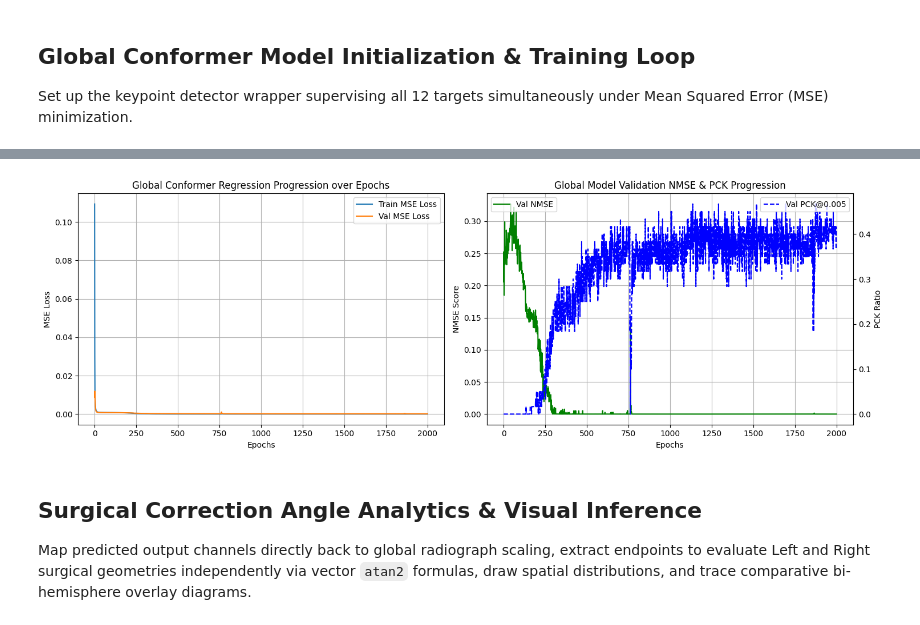
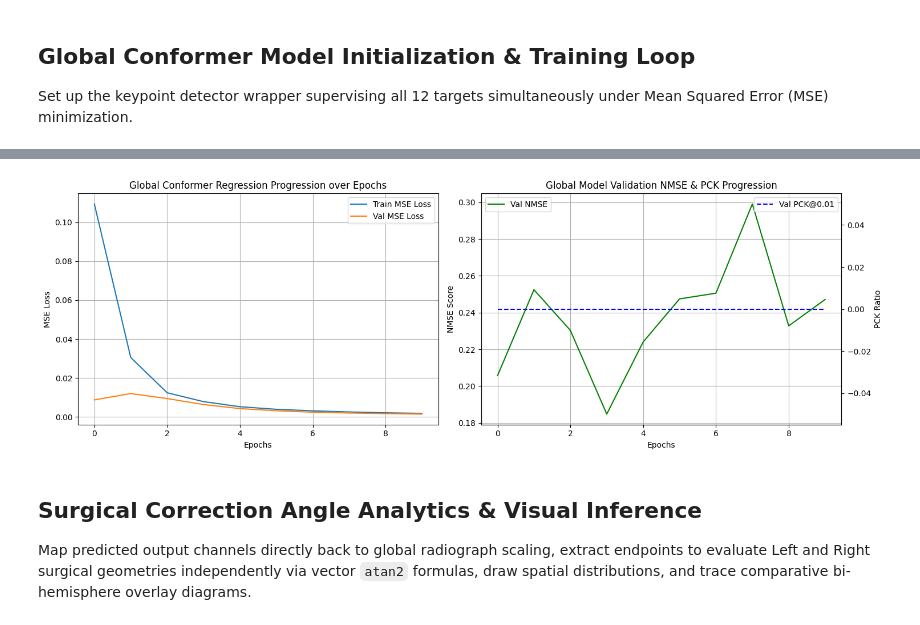
Before and after one commit to nearlyphd/conformer-hto, a Jupyter notebook: notebooks/hto_correction_angles_global.ipynb, the cells around one changed output, grey strips where cells are left out. Cells and saved outputs as stored; diff of their text form; code cells hidden in the pictures.

```diff
--- a/notebooks/hto_correction_angles_global.ipynb
+++ b/notebooks/hto_correction_angles_global.ipynb
@@ -22,7 +22,7 @@ import torch.nn as nn
 
 # Ensure CKD repository layer is accessible
 sys.path.append(os.path.abspath("CKD"))
-from models import Conformer_tiny_patch16_keypoint
+from models import Conformer_tiny_patch16_keypoint, Conformer_small_patch16_keypoint, Conformer_small_patch32_keypoint, Conformer_base_patch16_keypoint
 from utils import extract_coordinates
 
 # Paths
@@ -36,7 +36,7 @@ SEED = 42
 TARGET_SIZE = 512
 HEATMAP_SCALE = 0.25
 SIGMA = 2.0
-KP_EPOCHS = 2_000
+KP_EPOCHS = 10
 BATCH_SIZE = 4
 LEARNING_RATE = 1e-4
 
@@ -50,8 +50,10 @@ GLOBAL_KEYPOINT_NAMES = [
 ]
 
 LANDMARK_COLORS = {
-    "femur_head_l": "darkgreen", "knee_inner_l": "orange", "ost_point_l": "red", "knee_outer_l": "blue", "ankle_inner_l": "purple", "ankle_outer_l": "cyan",
-    "femur_head_r": "lightgreen", "knee_inner_r": "gold", "ost_point_r": "crimson", "knee_outer_r": "dodgerblue", "ankle_inner_r": "mediumorchid", "ankle_outer_r": "turquoise"
+    "femur_head_l": "darkgreen", "knee_inner_l": "darkblue", "ost_point_l": "darkred", "knee_outer_l": "darkviolet", "ankle_inner_l": "darkorange", "ankle_outer_l": "teal",
+    "fujisawa_l": "gold", "ankle_c_l": "navy", "target_at_ankle_l": "magenta",
+    "femur_head_r": "lightgreen", "knee_inner_r": "lightblue", "ost_point_r": "lightcoral", "knee_outer_r": "plum", "ankle_inner_r": "sandybrown", "ankle_outer_r": "paleturquoise",
+    "fujisawa_r": "khaki", "ankle_c_r": "slategray", "target_at_ankle_r": "violet"
 }
 
 def set_seed(seed=42):
@@ -287,12 +289,12 @@ def train_global_routine(model, t_loader, v_loader, opt, crit, epochs, dev):
         gts_cat = torch.cat(epoch_gts, dim=0)
 
         nmse_val = calculate_nmse(preds_cat, gts_cat, normalize_by=TARGET_SIZE)
-        pck_val = calculate_pck(preds_cat, gts_cat, threshold=0.005, normalize_by=TARGET_SIZE)
+        pck_val = calculate_pck(preds_cat, gts_cat, threshold=0.01, normalize_by=TARGET_SIZE)
 
         v_nmses.append(nmse_val)
         v_pcks.append(pck_val)
 
-        print(f"Epoch {e+1}/{epochs} | Global Train Loss: {t_l:.6f} | Global Val Loss: {v_l:.6f} | NMSE: {nmse_val:.6f} | PCK@0.005: {pck_val*100:.2f}%")
+        print(f"Epoch {e+1}/{epochs} | Global Train Loss: {t_l:.6f} | Global Val Loss: {v_l:.6f} | NMSE: {nmse_val:.6f} | PCK@0.01: {pck_val*100:.2f}%")
     return t_losses, v_losses, v_nmses, v_pcks
 
 if 'train_loader' in locals():
@@ -307,7 +309,7 @@ if 'train_loader' in locals():
     ax2.plot(val_nmses, label="Val NMSE", color="green")
     ax2.set_xlabel("Epochs"), ax2.set_ylabel("NMSE Score")
     ax2_pck = ax2.twinx()
-    ax2_pck.plot(val_pcks, label="Val PCK@0.005", color="blue", linestyle="--")
+    ax2_pck.plot(val_pcks, label="Val PCK@0.01", color="blue", linestyle="--")
     ax2_pck.set_ylabel("PCK Ratio")
     ax2.set_title("Global Model Validation NMSE & PCK Progression")
     ax2.legend(loc='upper left'), ax2.grid(True)
@@ -337,4 +332,4 @@ Epoch 2000/2000 | Global Train Loss: 0.000001 | Global Val Loss: 0.000141 | NMSE
-[figure, old version]
+[figure, new version]
 # %% [markdown]
 ## Surgical Correction Angle Analytics & Visual Inference
 
```
Also changed, not shown: parts of 2 cells of this notebook.
